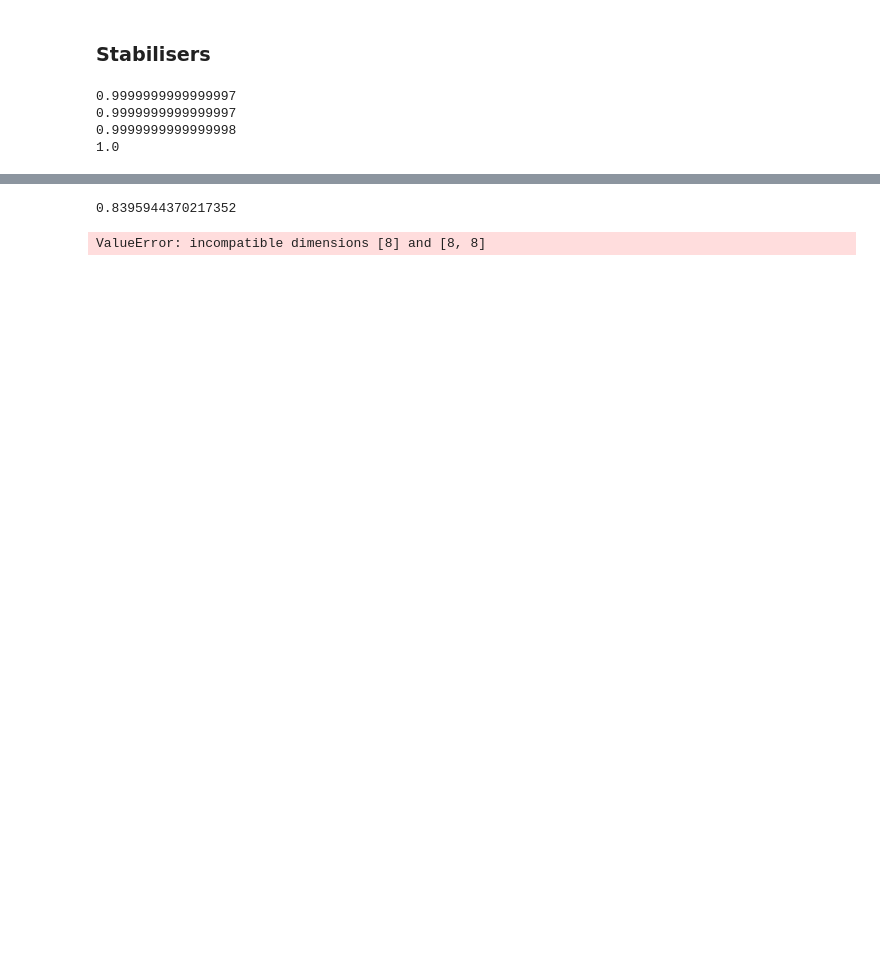
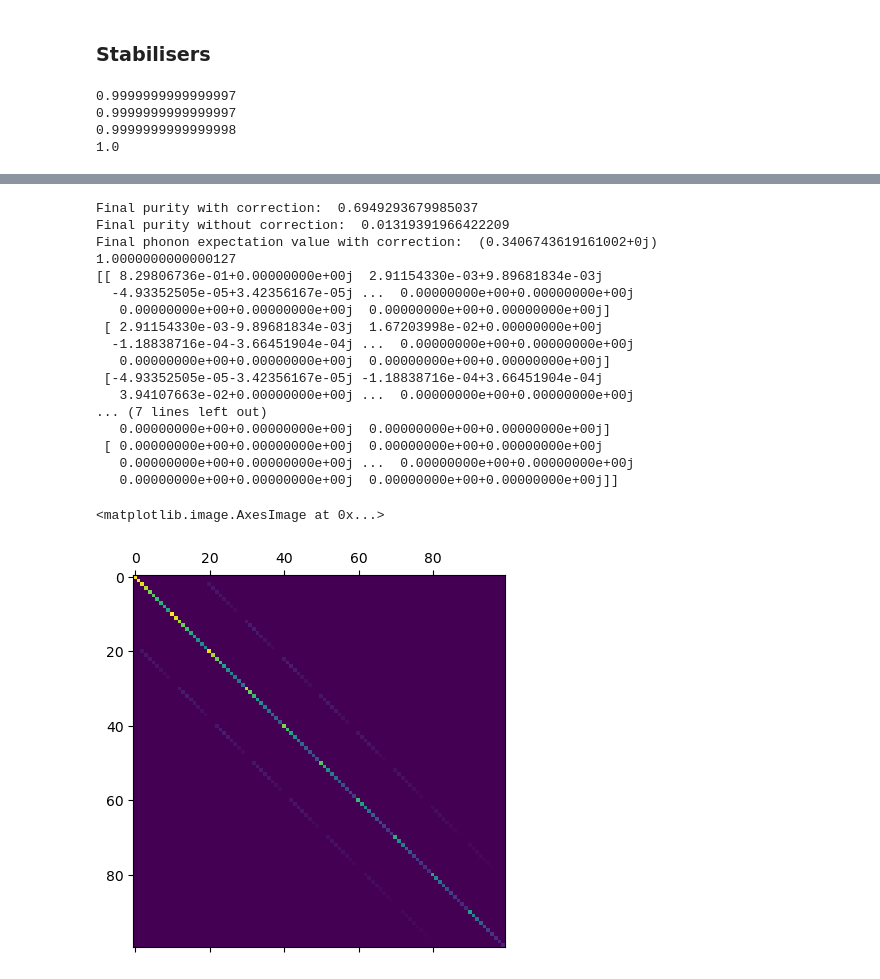
Before and after one commit to billymat/RSBC-Error-Correction-main, a Jupyter notebook: testing_multi_mode.ipynb, the cells around one changed output, grey strips where cells are left out. Cells and saved outputs as stored; diff of their text form; code cells hidden in the pictures; blank space fills up the shorter version.

```diff
--- a/testing_multi_mode.ipynb
+++ b/testing_multi_mode.ipynb
@@ -192,13 +219,31 @@ plt.ylim([-0.1,1.1])
-# %%
-print((psi**2).tr())
-print(expect(n_operator, psi))
-print((psi).tr())
-print(psi.full()[0:20][0:20])
-
-plt.matshow(np.real(psi))
-# %% [output]
-0.8395944370217352
-ValueError: incompatible dimensions [8] and [8, 8]
+# %%
+print("Final purity with correction: ", (psi_corrected**2).tr())
+print("Final purity without correction: ", (psi_uncorrected**2).tr())
+print("Final phonon expectation value with correction: ", expect(tensor(n_operator, identity(boson_dim)) + tensor(identity(boson_dim), n_operator), psi_corrected))
+print(psi_corrected.tr())
+print(psi_corrected.full()[0:20][0:20])
+
+plt.matshow(np.real(psi_uncorrected))
+# %% [output]
+Final purity with correction:  0.6949293679985037
+Final purity without correction:  0.01319391966422209
+Final phonon expectation value with correction:  (0.3406743619161002+0j)
+1.0000000000000127
+[[ 8.29806736e-01+0.00000000e+00j  2.91154330e-03+9.89681834e-03j
+  -4.93352505e-05+3.42356167e-05j ...  0.00000000e+00+0.00000000e+00j
+   0.00000000e+00+0.00000000e+00j  0.00000000e+00+0.00000000e+00j]
+ [ 2.91154330e-03-9.89681834e-03j  1.67203998e-02+0.00000000e+00j
+  -1.18838716e-04-3.66451904e-04j ...  0.00000000e+00+0.00000000e+00j
+   0.00000000e+00+0.00000000e+00j  0.00000000e+00+0.00000000e+00j]
+ [-4.93352505e-05-3.42356167e-05j -1.18838716e-04+3.66451904e-04j
+   3.94107663e-02+0.00000000e+00j ...  0.00000000e+00+0.00000000e+00j
+... (7 lines left out)
+   0.00000000e+00+0.00000000e+00j  0.00000000e+00+0.00000000e+00j]
+ [ 0.00000000e+00+0.00000000e+00j  0.00000000e+00+0.00000000e+00j
+   0.00000000e+00+0.00000000e+00j ...  0.00000000e+00+0.00000000e+00j
+   0.00000000e+00+0.00000000e+00j  0.00000000e+00+0.00000000e+00j]]
+<matplotlib.image.AxesImage at 0x...>
+[figure, added]
 # %%
 
 plt.figure(figsize=(5,4))
```
Also changed, not shown: parts of 7 cells of this notebook, 1 other file.
